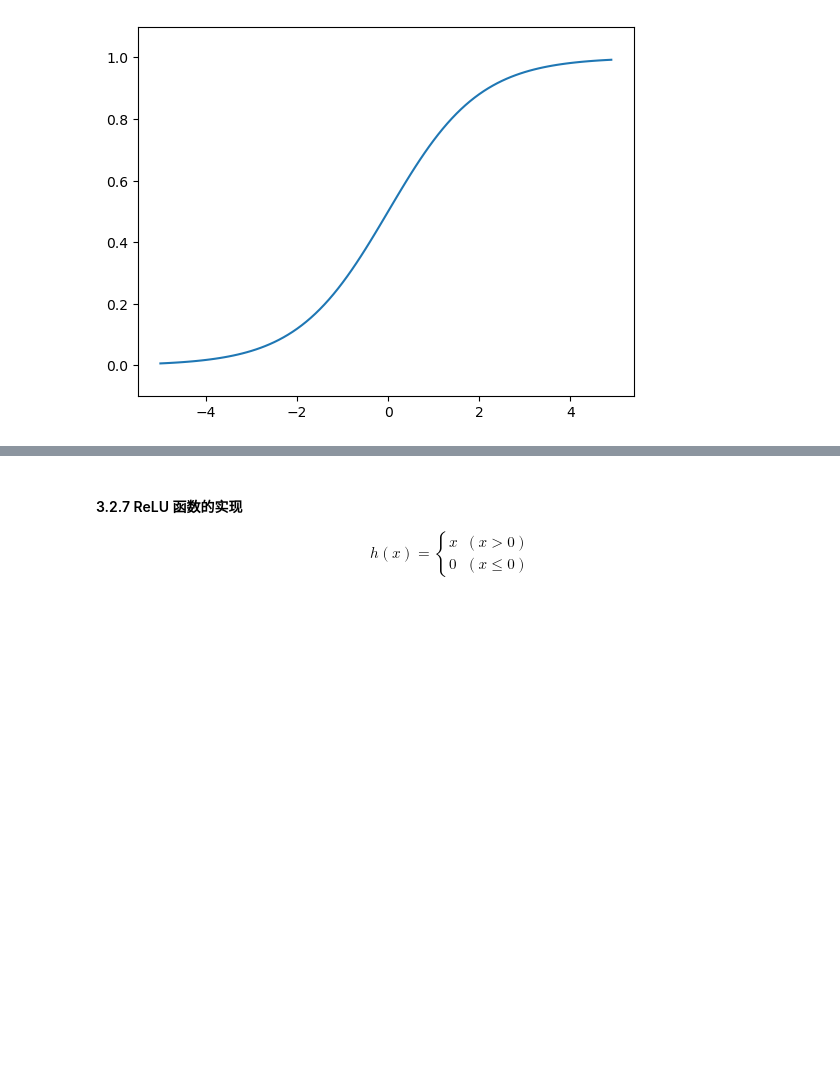
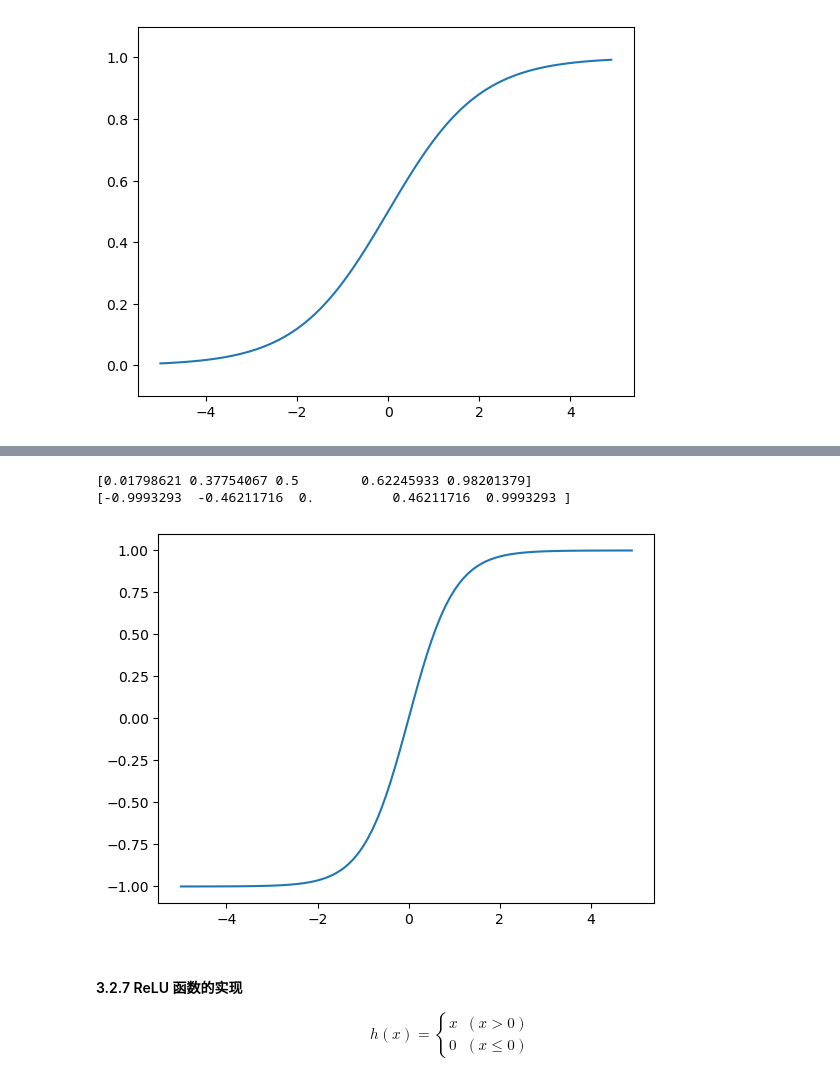
Before and after one commit to Shao0203/aiyaha, a Jupyter notebook: s3_neural_network.ipynb, the cells around one changed output, grey strips where cells are left out. Saved outputs shown, nothing was run; the diff lists cells and outputs as text; code cells hidden in the pictures; blank space fills up the shorter version.

```diff
--- a/s3_neural_network.ipynb
+++ b/s3_neural_network.ipynb
@@ -80,3 +114,18 @@ plt.show()
+# %%
+x = np.array([-4, -0.5, 0, 0.5, 4])
+print(sigmoid(x))
+print(tanh(x))
+# %% [output]
+[0.01798621 0.37754067 0.5        0.62245933 0.98201379]
+[-0.9993293  -0.46211716  0.          0.46211716  0.9993293 ]
+# %%
+x = np.arange(-5.0, 5.0, 0.1)
+y = tanh(x)
+plt.plot(x, y)
+plt.ylim(-1.1, 1.1)
+plt.show()
+# %% [output]
+[figure, added]
 # %% [markdown]
 #### 3.2.7 ReLU 函数的实现
 $$ h(x) = \begin{cases} x & (x \gt 0) \\ 0 & (x \le 0) \end{cases}$$
```
Also changed, not shown: parts of 5 cells of this notebook, 1 other file.
